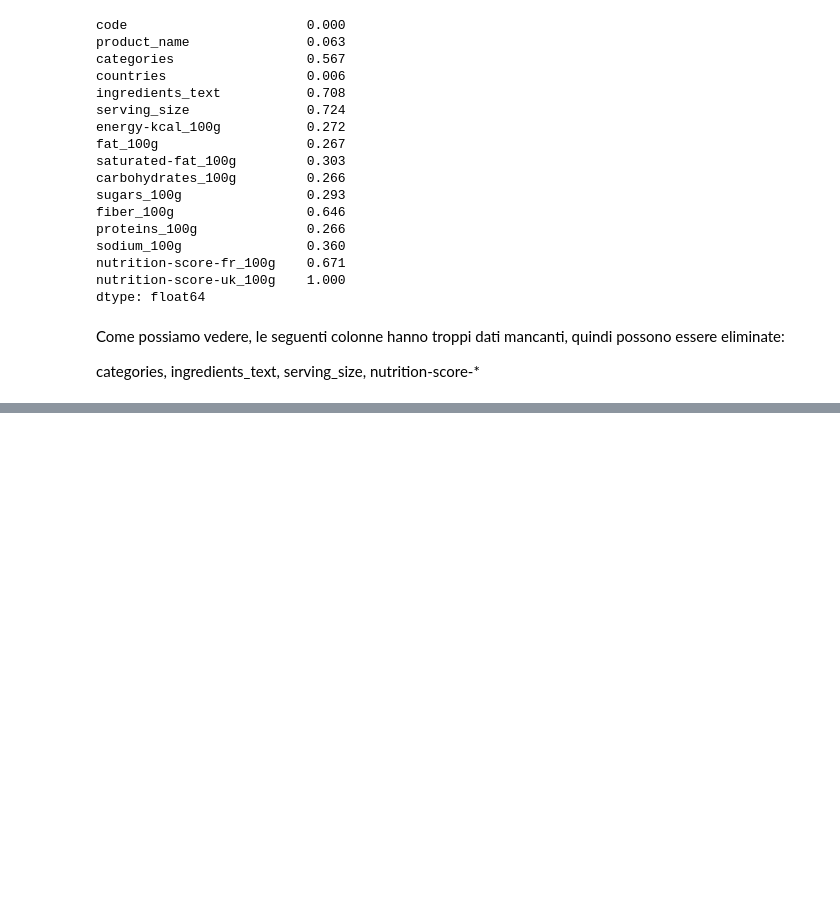
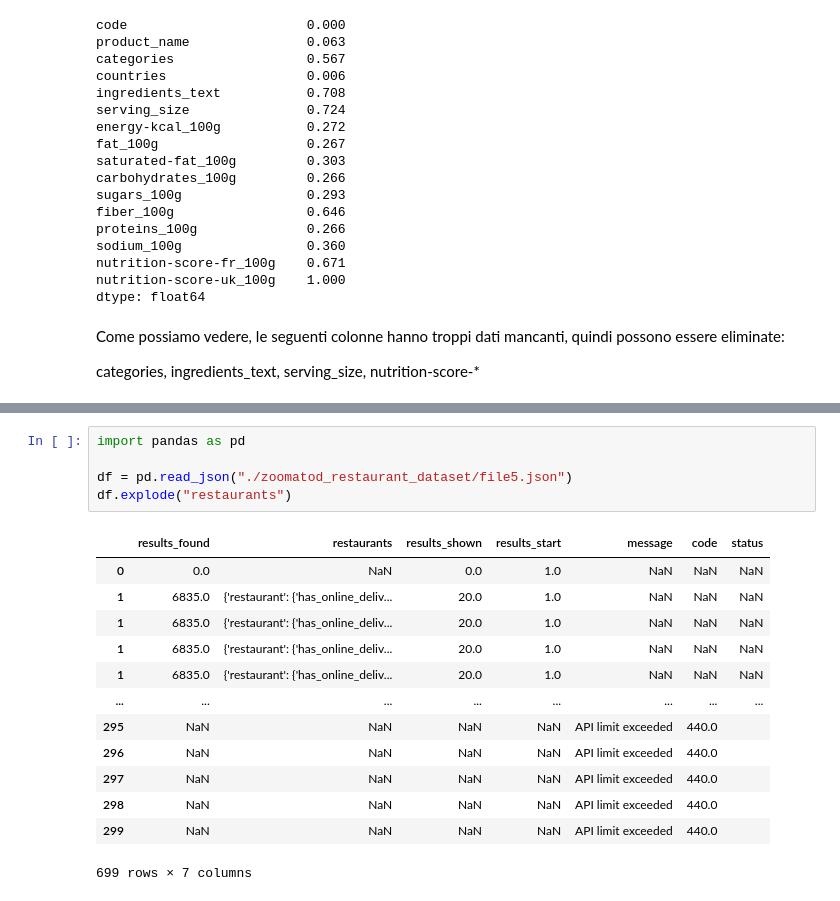
Before and after one commit to deMartino1908303/Dataset-Scouting, a Jupyter notebook: Dataset_test.ipynb, the cells around one changed output, grey strips where cells are left out. Drawn from its saved outputs; the diff is of its cells as text; blank space fills up the shorter version.

Commit message:
Added zoomato dataset

```diff
--- a/Dataset_test.ipynb
+++ b/Dataset_test.ipynb
@@ -257,0 +307,19 @@ categories, ingredients_text, serving_size, nutrition-score-*
+# %%
+import pandas as pd
+
+df = pd.read_json("./zoomatod_restaurant_dataset/file5.json")
+df.explode("restaurants")
+# %% [output]
+|  | results_found | restaurants | results_shown | results_start | message | code | status |
+| 0 | 0.0 | NaN | 0.0 | 1.0 | NaN | NaN | NaN |
+| 1 | 6835.0 | {'restaurant': {'has_online_deliv... | 20.0 | 1.0 | NaN | NaN | NaN |
+| 1 | 6835.0 | {'restaurant': {'has_online_deliv... | 20.0 | 1.0 | NaN | NaN | NaN |
+| 1 | 6835.0 | {'restaurant': {'has_online_deliv... | 20.0 | 1.0 | NaN | NaN | NaN |
+| 1 | 6835.0 | {'restaurant': {'has_online_deliv... | 20.0 | 1.0 | NaN | NaN | NaN |
+| ... | ... | ... | ... | ... | ... | ... | ... |
+| 295 | NaN | NaN | NaN | NaN | API limit exceeded | 440.0 |  |
+| 296 | NaN | NaN | NaN | NaN | API limit exceeded | 440.0 |  |
+| 297 | NaN | NaN | NaN | NaN | API limit exceeded | 440.0 |  |
+| 298 | NaN | NaN | NaN | NaN | API limit exceeded | 440.0 |  |
+| 299 | NaN | NaN | NaN | NaN | API limit exceeded | 440.0 |  |
+699 rows × 7 columns
```
Also changed, not shown: parts of 6 cells of this notebook, 7 other files.
